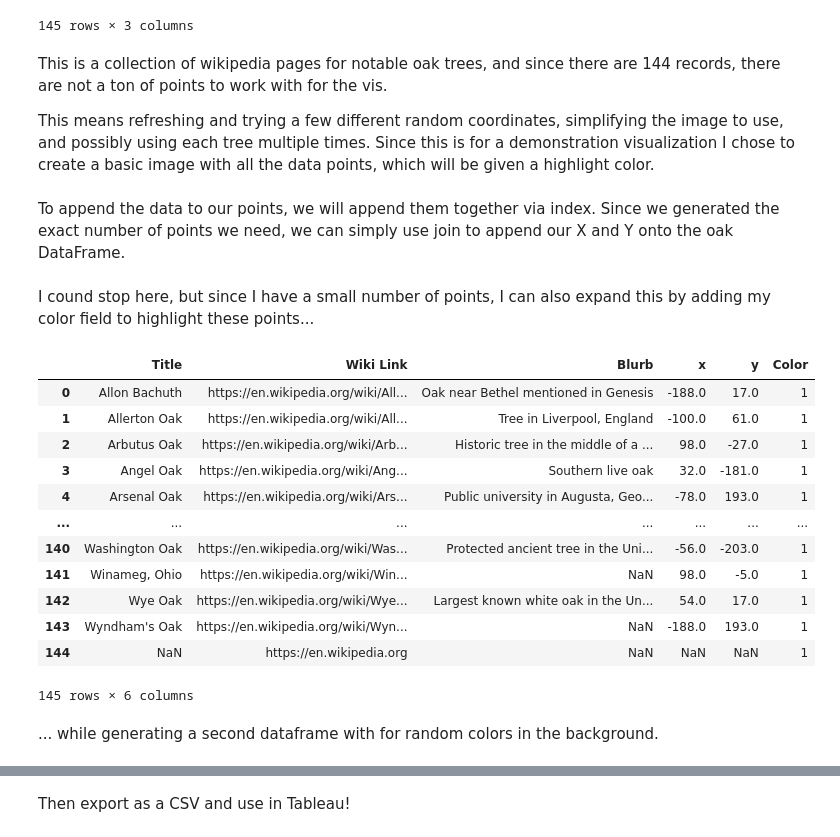
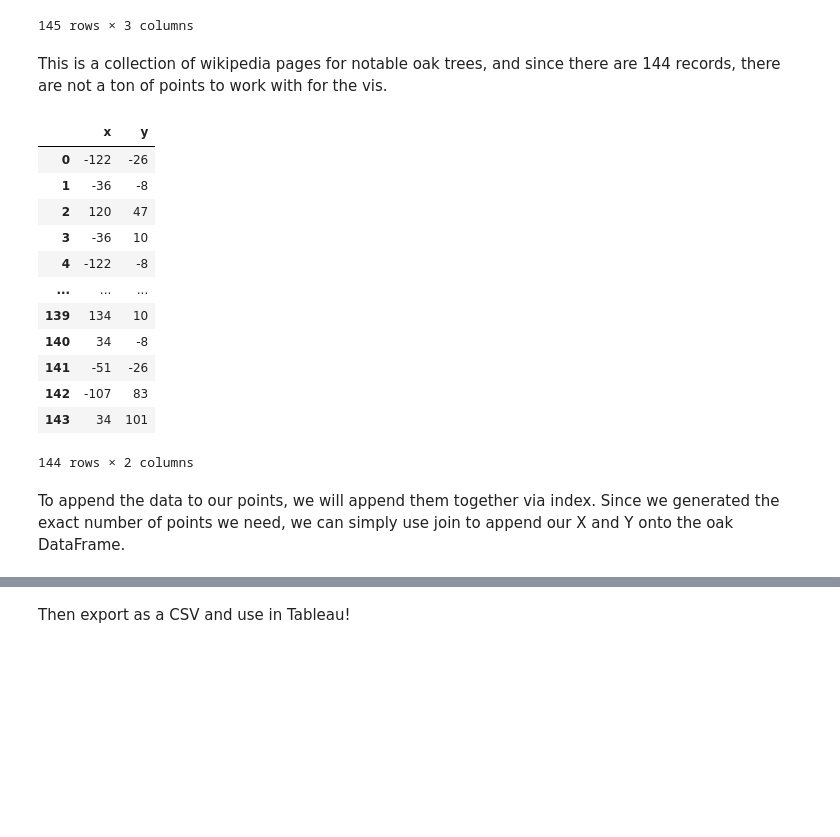
Before and after one commit to mcumiskey/Image-to-Point-Cloud, a Jupyter notebook: PointCloud.ipynb, the cells around one changed output, grey strips where cells are left out. Cells and saved outputs as stored; diff of their text form; code cells hidden in the pictures; blank space fills up the shorter version.

Commit message:
Added lots of images and also better grids!

```diff
--- a/PointCloud.ipynb
+++ b/PointCloud.ipynb
@@ -319,34 +320,26 @@ oaks
 145 rows × 3 columns
 # %% [markdown]
 This is a collection of wikipedia pages for notable oak trees, and since there are 144 records, there are not a ton of points to work with for the vis.
-
-This means refreshing and trying a few different random coordinates, simplifying the image to use, and possibly using each tree multiple times. Since this is for a demonstration visualization I chose to create a basic image with all the data points, which will be given a highlight color.
 # %%
-image_path = r"images\OakLeaf.png"
-points_df = image_to_points_symmetry_grid(image_path, num_points=144)
+image_path = r"images\canopy_variation.png"
+points_df = image_to_equally_spaced_points(image_path, num_points=144, max_attempts=32)
 plot_points(points_df, 10)
+points_df
+# %% [output]
+|  | x | y |
+| 0 | -122 | -26 |
+| 1 | -36 | -8 |
+| 2 | 120 | 47 |
+| 3 | -36 | 10 |
+| 4 | -122 | -8 |
+| ... | ... | ... |
+| 139 | 134 | 10 |
+| 140 | 34 | -8 |
+| 141 | -51 | -26 |
+| 142 | -107 | 83 |
+| 143 | 34 | 101 |
+144 rows × 2 columns
 # %% [markdown]
 To append the data to our points, we will append them together via index. Since we generated the exact number of points we need, we can simply use join to append our X and Y onto the oak DataFrame.
 # %%
 final_df = oaks.join(points_df)
-# %% [markdown]
-I cound stop here, but since I have a small number of points, I can also expand this by adding my color field to highlight these points...
-# %%
-final_df["Color"] = 1
-final_df
-# %% [output]
-|  | Title | Wiki Link | Blurb | x | y | Color |
-| 0 | Allon Bachuth | https://en.wikipedia.org/wiki/All... | Oak near Bethel mentioned in Genesis | -188.0 | 17.0 | 1 |
-| 1 | Allerton Oak | https://en.wikipedia.org/wiki/All... | Tree in Liverpool, England | -100.0 | 61.0 | 1 |
-| 2 | Arbutus Oak | https://en.wikipedia.org/wiki/Arb... | Historic tree in the middle of a ... | 98.0 | -27.0 | 1 |
-| 3 | Angel Oak | https://en.wikipedia.org/wiki/Ang... | Southern live oak | 32.0 | -181.0 | 1 |
-| 4 | Arsenal Oak | https://en.wikipedia.org/wiki/Ars... | Public university in Augusta, Geo... | -78.0 | 193.0 | 1 |
-| ... | ... | ... | ... | ... | ... | ... |
-| 140 | Washington Oak | https://en.wikipedia.org/wiki/Was... | Protected ancient tree in the Uni... | -56.0 | -203.0 | 1 |
-| 141 | Winameg, Ohio | https://en.wikipedia.org/wiki/Win... | NaN | 98.0 | -5.0 | 1 |
-| 142 | Wye Oak | https://en.wikipedia.org/wiki/Wye... | Largest known white oak in the Un... | 54.0 | 17.0 | 1 |
-| 143 | Wyndham's Oak | https://en.wikipedia.org/wiki/Wyn... | NaN | -188.0 | 193.0 | 1 |
-| 144 | NaN | https://en.wikipedia.org | NaN | NaN | NaN | 1 |
-145 rows × 6 columns
-# %% [markdown]
-... while generating a second dataframe with for random colors in the background.
```
Also changed, not shown: parts of 9 cells of this notebook, 20 other files.
